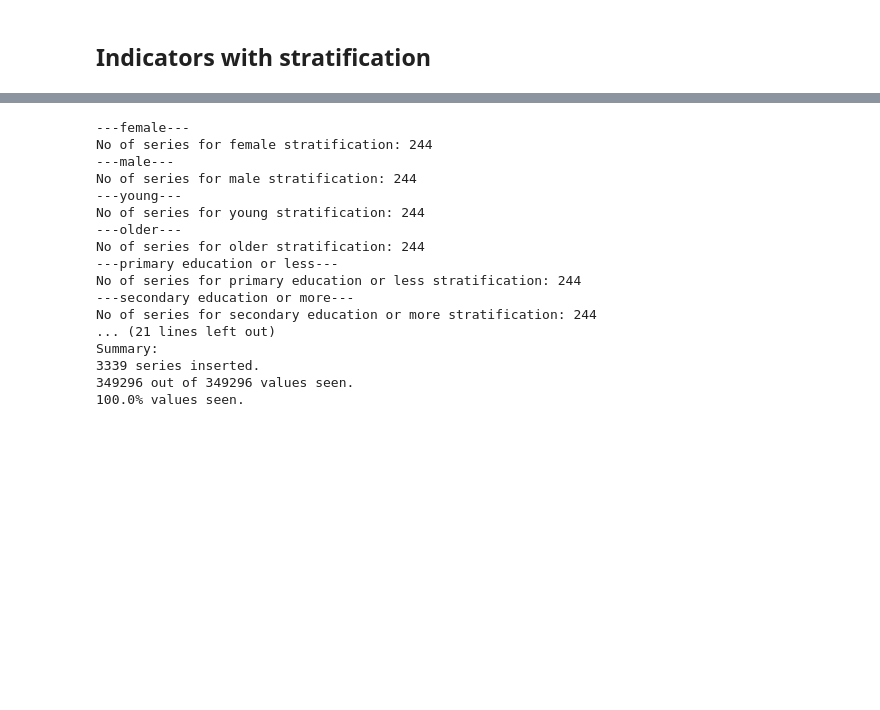
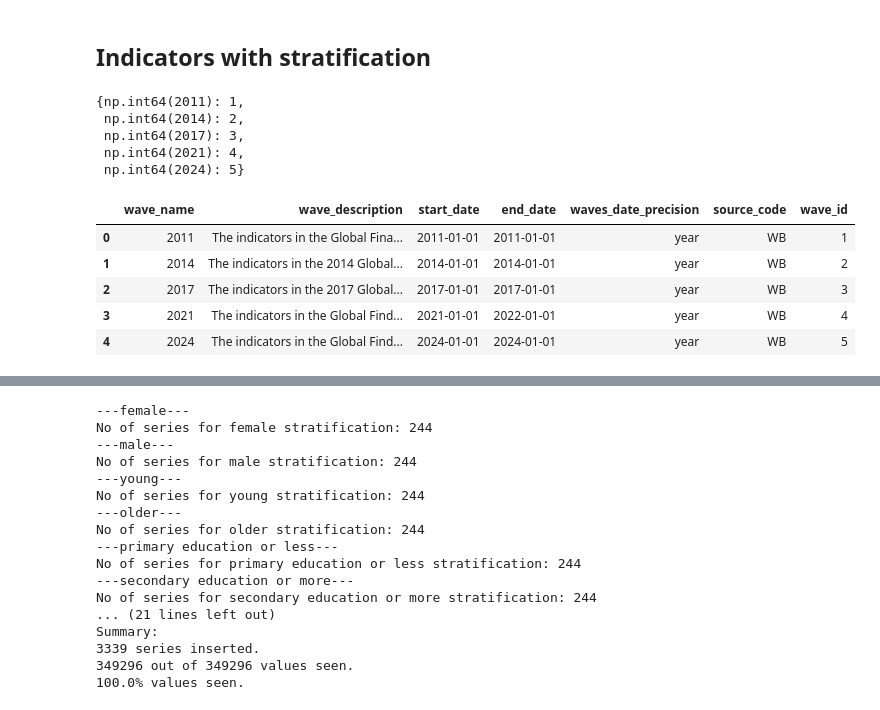
Before and after one commit to reebme/curated-data-sqlite, a Jupyter notebook: notebooks/01_findex_etl.ipynb, the cells around one changed output, grey strips where cells are left out. Drawn from its saved outputs; the diff is of its cells as text; code cells hidden in the pictures; blank space fills up the shorter version.

```diff
--- a/notebooks/01_findex_etl.ipynb
+++ b/notebooks/01_findex_etl.ipynb
@@ -525,6 +548,21 @@ masks = {
 # %%
-with sqlite3.connect(db_name) as conn:
-    conn.execute('pragma foreign_keys = on;')
+with connection(SQLITE_DB_FILE) as conn:
     cursor = conn.execute('select * from waves where source_code = "WB"')
     findex_waves = cursor.fetchall()
 findex_waves = {pd.to_numeric(e[1]): e[0] for e in findex_waves}
+findex_waves
+# %% [output]
+{np.int64(2011): 1,
+ np.int64(2014): 2,
+ np.int64(2017): 3,
+ np.int64(2021): 4,
+ np.int64(2024): 5}
+# %%
+waves_to_insert
+# %% [output]
+|  | wave_name | wave_description | start_date | end_date | waves_date_precision | source_code | wave_id |
+| 0 | 2011 | The indicators in the Global Fina... | 2011-01-01 | 2011-01-01 | year | WB | 1 |
+| 1 | 2014 | The indicators in the 2014 Global... | 2014-01-01 | 2014-01-01 | year | WB | 2 |
+| 2 | 2017 | The indicators in the 2017 Global... | 2017-01-01 | 2017-01-01 | year | WB | 3 |
+| 3 | 2021 | The indicators in the Global Find... | 2021-01-01 | 2022-01-01 | year | WB | 4 |
+| 4 | 2024 | The indicators in the Global Find... | 2024-01-01 | 2024-01-01 | year | WB | 5 |
```
Also changed, not shown: parts of 13 cells of this notebook.
